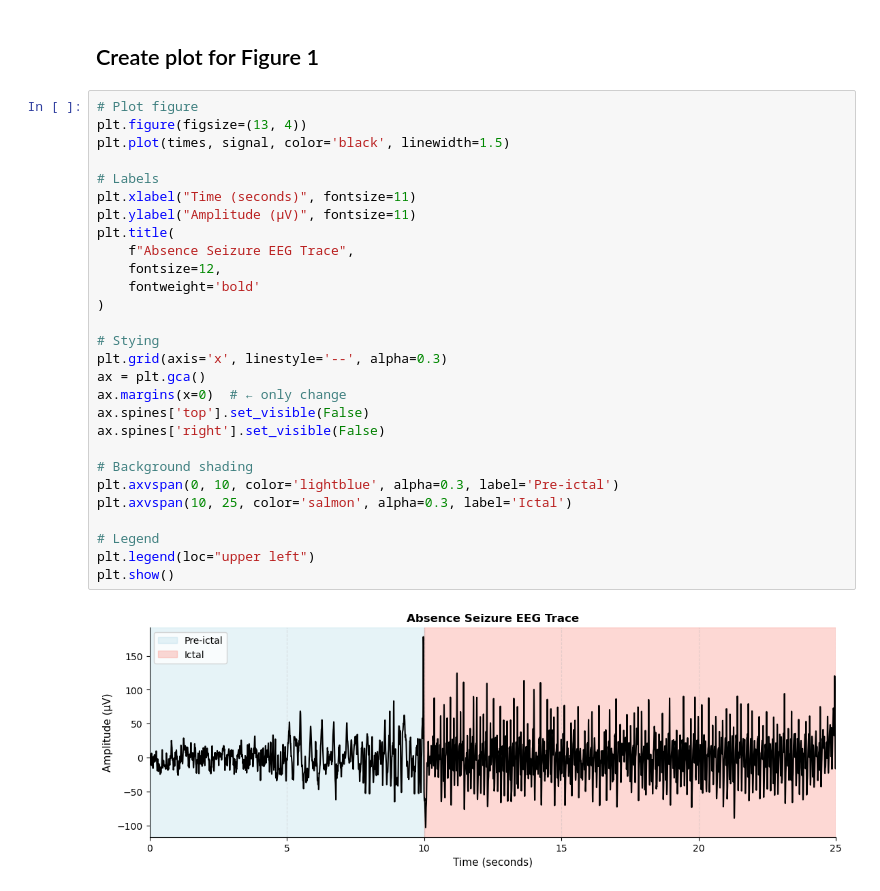
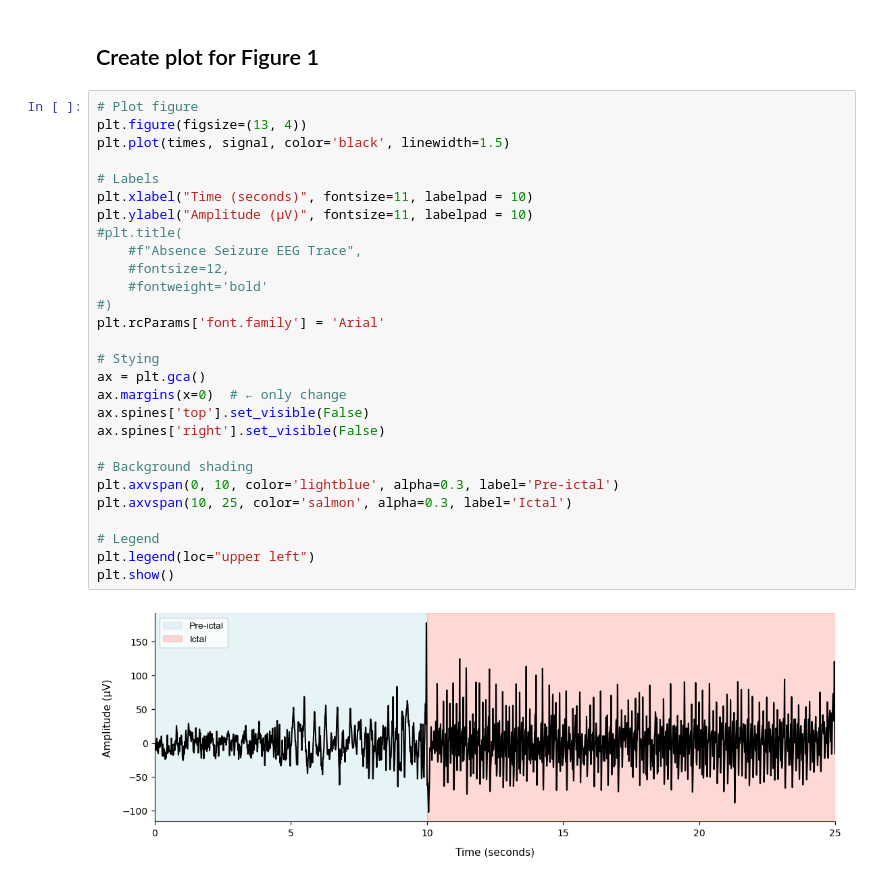
Before and after one commit to sekemi-a2/analysis-project, a Jupyter notebook: figure_1.ipynb, the cells around one changed output. Saved outputs shown, nothing was run; the diff lists cells and outputs as text.

```diff
--- a/figure_1.ipynb
+++ b/figure_1.ipynb
@@ -138,30 +138,30 @@ times = times - times[0] # Normalise time so time starts at 0
 # %%
 # Plot figure
 plt.figure(figsize=(13, 4))
 plt.plot(times, signal, color='black', linewidth=1.5)
 
 # Labels
-plt.xlabel("Time (seconds)", fontsize=11)
-plt.ylabel("Amplitude (µV)", fontsize=11)
-plt.title(
-    f"Absence Seizure EEG Trace",
-    fontsize=12,
-    fontweight='bold'
-)
+plt.xlabel("Time (seconds)", fontsize=11, labelpad = 10)
+plt.ylabel("Amplitude (µV)", fontsize=11, labelpad = 10)
+#plt.title(
+    #f"Absence Seizure EEG Trace",
+    #fontsize=12,
+    #fontweight='bold'
+#)
+plt.rcParams['font.family'] = 'Arial'
 
 # Stying
-plt.grid(axis='x', linestyle='--', alpha=0.3)
 ax = plt.gca()
 ax.margins(x=0)  # ← only change
 ax.spines['top'].set_visible(False)
 ax.spines['right'].set_visible(False)
 
 # Background shading
 plt.axvspan(0, 10, color='lightblue', alpha=0.3, label='Pre-ictal')
 plt.axvspan(10, 25, color='salmon', alpha=0.3, label='Ictal')
 
 # Legend
 plt.legend(loc="upper left")
 plt.show()
 # %% [output]
-[figure, old version]
+[figure, new version]
```
Also changed, not shown: 54 other files.
